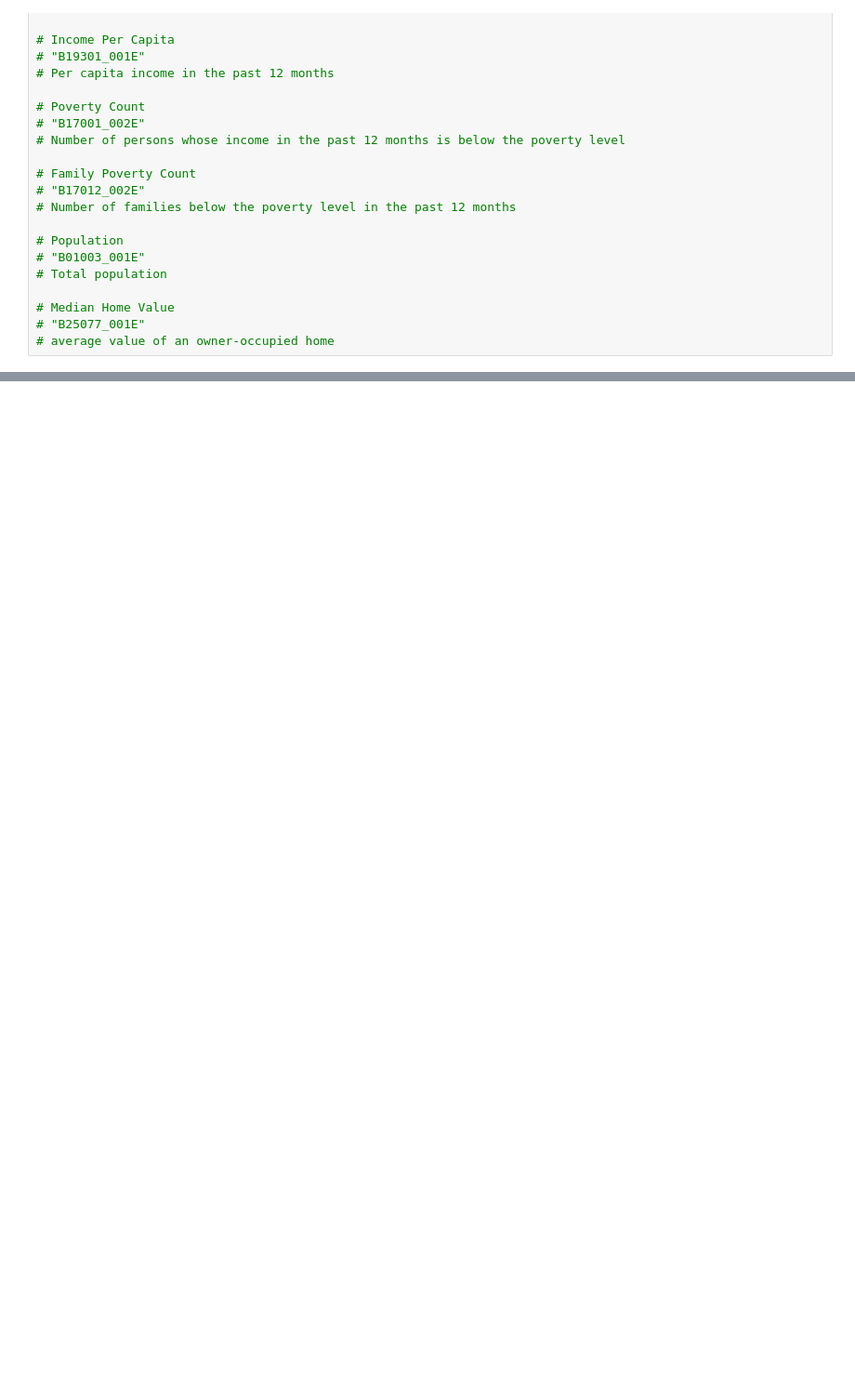
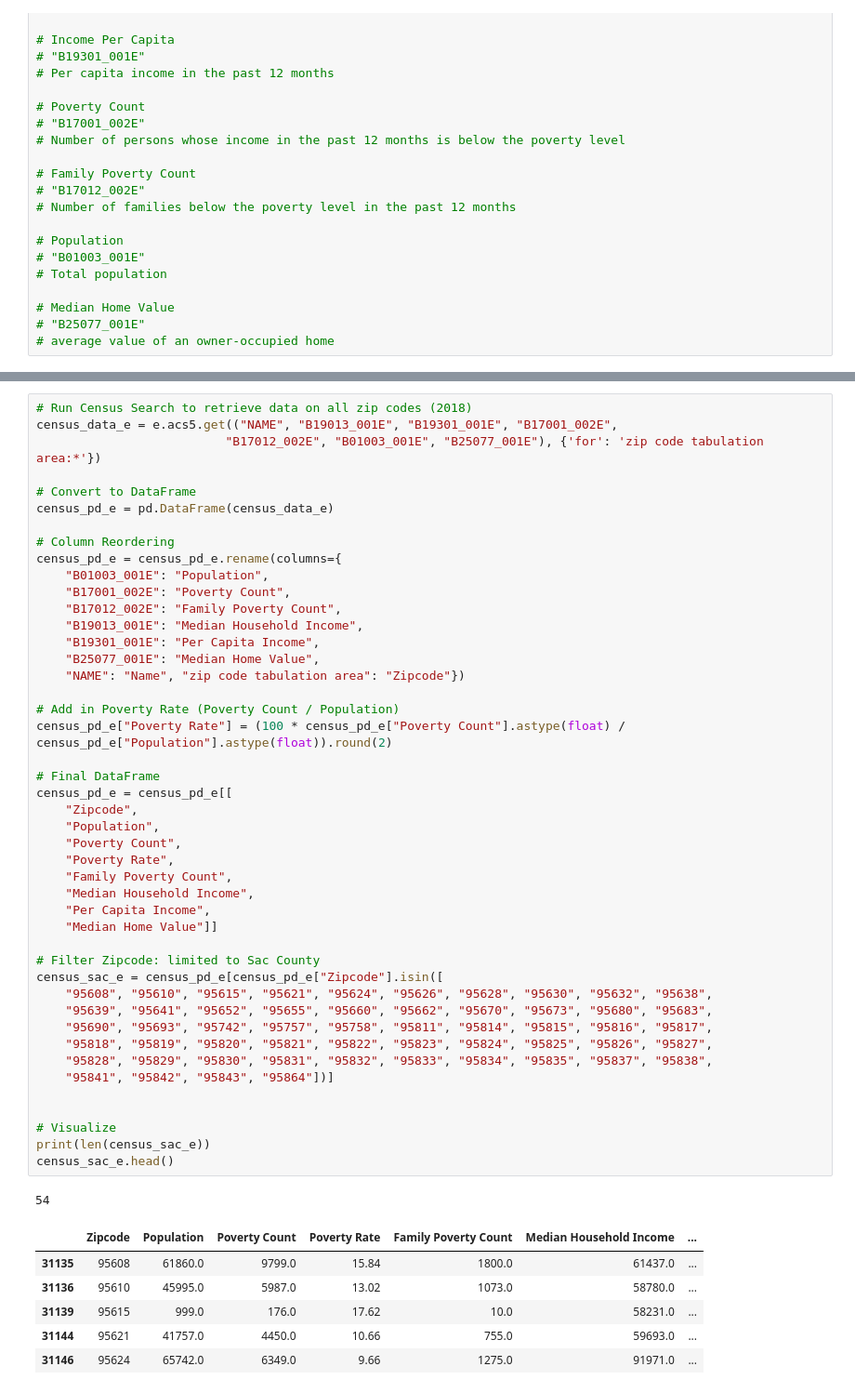
Before and after one commit to sean-galloway/Crime_and_Poverty, a Jupyter notebook: census2014.ipynb, the cells around one changed output, grey strips where cells are left out. Shown at 93% size. Cells and saved outputs as stored; diff of their text form; blank space fills up the shorter version.

```diff
--- a/census2014.ipynb
+++ b/census2014.ipynb
@@ -198,0 +252,53 @@ census_sac_c.head()
+# %%
+# Run Census Search to retrieve data on all zip codes (2018)
+census_data_e = e.acs5.get(("NAME", "B19013_001E", "B19301_001E", "B17001_002E",
+                          "B17012_002E", "B01003_001E", "B25077_001E"), {'for': 'zip code tabulation area:*'})
+
+# Convert to DataFrame
+census_pd_e = pd.DataFrame(census_data_e)
+
+# Column Reordering
+census_pd_e = census_pd_e.rename(columns={
+    "B01003_001E": "Population",
+    "B17001_002E": "Poverty Count",
+    "B17012_002E": "Family Poverty Count",
+    "B19013_001E": "Median Household Income",
+    "B19301_001E": "Per Capita Income",
+    "B25077_001E": "Median Home Value",
+    "NAME": "Name", "zip code tabulation area": "Zipcode"})
+
+# Add in Poverty Rate (Poverty Count / Population)
+census_pd_e["Poverty Rate"] = (100 * census_pd_e["Poverty Count"].astype(float) / census_pd_e["Population"].astype(float)).round(2)
+
+# Final DataFrame
+census_pd_e = census_pd_e[[
+    "Zipcode",
+    "Population",
+    "Poverty Count",
+    "Poverty Rate",
+    "Family Poverty Count",
+    "Median Household Income",
+    "Per Capita Income",
+    "Median Home Value"]]
+
+# Filter Zipcode: limited to Sac County
+census_sac_e = census_pd_e[census_pd_e["Zipcode"].isin([
+    "95608", "95610", "95615", "95621", "95624", "95626", "95628", "95630", "95632", "95638",
+    "95639", "95641", "95652", "95655", "95660", "95662", "95670", "95673", "95680", "95683",
+    "95690", "95693", "95742", "95757", "95758", "95811", "95814", "95815", "95816", "95817",
+    "95818", "95819", "95820", "95821", "95822", "95823", "95824", "95825", "95826", "95827",
+    "95828", "95829", "95830", "95831", "95832", "95833", "95834", "95835", "95837", "95838",
+    "95841", "95842", "95843", "95864"])]
+
+
+# Visualize
+print(len(census_sac_e))
+census_sac_e.head()
+# %% [output]
+54
+|  | Zipcode | Population | Poverty Count | Poverty Rate | Family Poverty Count | Median Household Income | ... |
+| 31135 | 95608 | 61860.0 | 9799.0 | 15.84 | 1800.0 | 61437.0 | ... |
+| 31136 | 95610 | 45995.0 | 5987.0 | 13.02 | 1073.0 | 58780.0 | ... |
+| 31139 | 95615 | 999.0 | 176.0 | 17.62 | 10.0 | 58231.0 | ... |
+| 31144 | 95621 | 41757.0 | 4450.0 | 10.66 | 755.0 | 59693.0 | ... |
+| 31146 | 95624 | 65742.0 | 6349.0 | 9.66 | 1275.0 | 91971.0 | ... |
```
Also changed, not shown: parts of 5 cells of this notebook.
